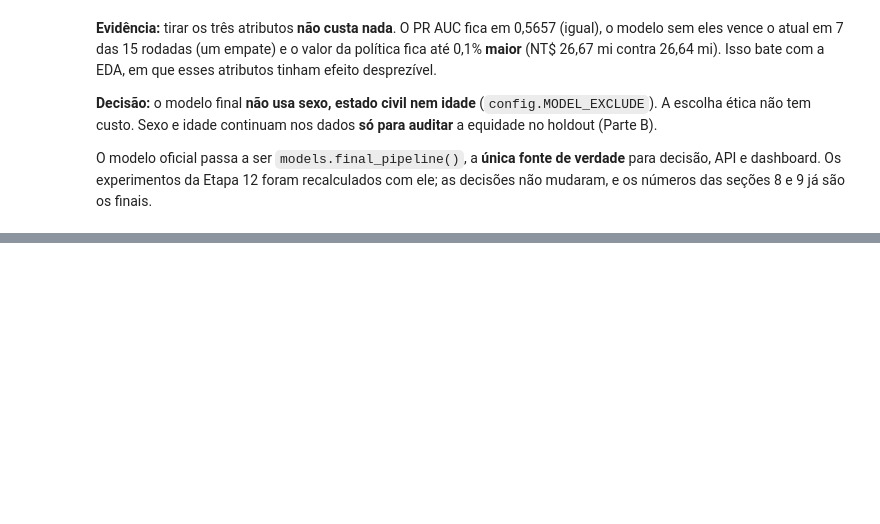
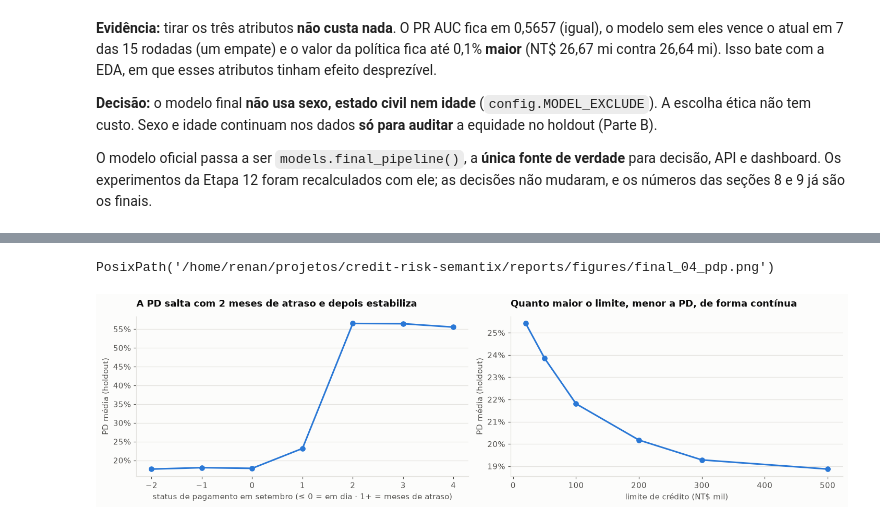
Before and after one commit to RToyoyama/credit-risk-semantix, a Jupyter notebook: notebooks/03_modelagem_e_decisao.ipynb, the cells around one changed output, grey strips where cells are left out. Cells and saved outputs as stored; diff of their text form; code cells hidden in the pictures; blank space fills up the shorter version.

```diff
--- a/notebooks/03_modelagem_e_decisao.ipynb
+++ b/notebooks/03_modelagem_e_decisao.ipynb
@@ -871,0 +1068,18 @@ O modelo oficial passa a ser `models.final_pipeline()`, a **única fonte de verd
+# %%
+pdp = pd.read_csv(config.REPORTS_DIR / "partial_dependence.csv")
+fig, axes = plt.subplots(1, 2, figsize=(13, 3.6))
+status = pdp[pdp["variável"] == "pay_status_1"]
+axes[0].plot(status["valor"], status["pd_media"], marker="o", color=HIGHLIGHT, linewidth=2)
+axes[0].set_xlabel("status de pagamento em setembro (≤ 0 = em dia · 1+ = meses de atraso)")
+axes[0].set_title("A PD salta com 2 meses de atraso e depois estabiliza")
+limit = pdp[pdp["variável"] == "limit_bal"]
+axes[1].plot(limit["valor"] / 1e3, limit["pd_media"], marker="o", color=HIGHLIGHT, linewidth=2)
+axes[1].set_xlabel("limite de crédito (NT$ mil)")
+axes[1].set_title("Quanto maior o limite, menor a PD, de forma contínua")
+for ax in axes:
+    ax.yaxis.set_major_formatter(plt.FuncFormatter(lambda v, _: pct(v, 0)))
+    ax.set_ylabel("PD média (holdout)")
+save(fig, "final_04_pdp")
+# %% [output]
+PosixPath('/home/renan/projetos/credit-risk-semantix/reports/figures/final_04_pdp.png')
+[figure, added]
```
Also changed, not shown: parts of 13 cells of this notebook, 19 other files.
